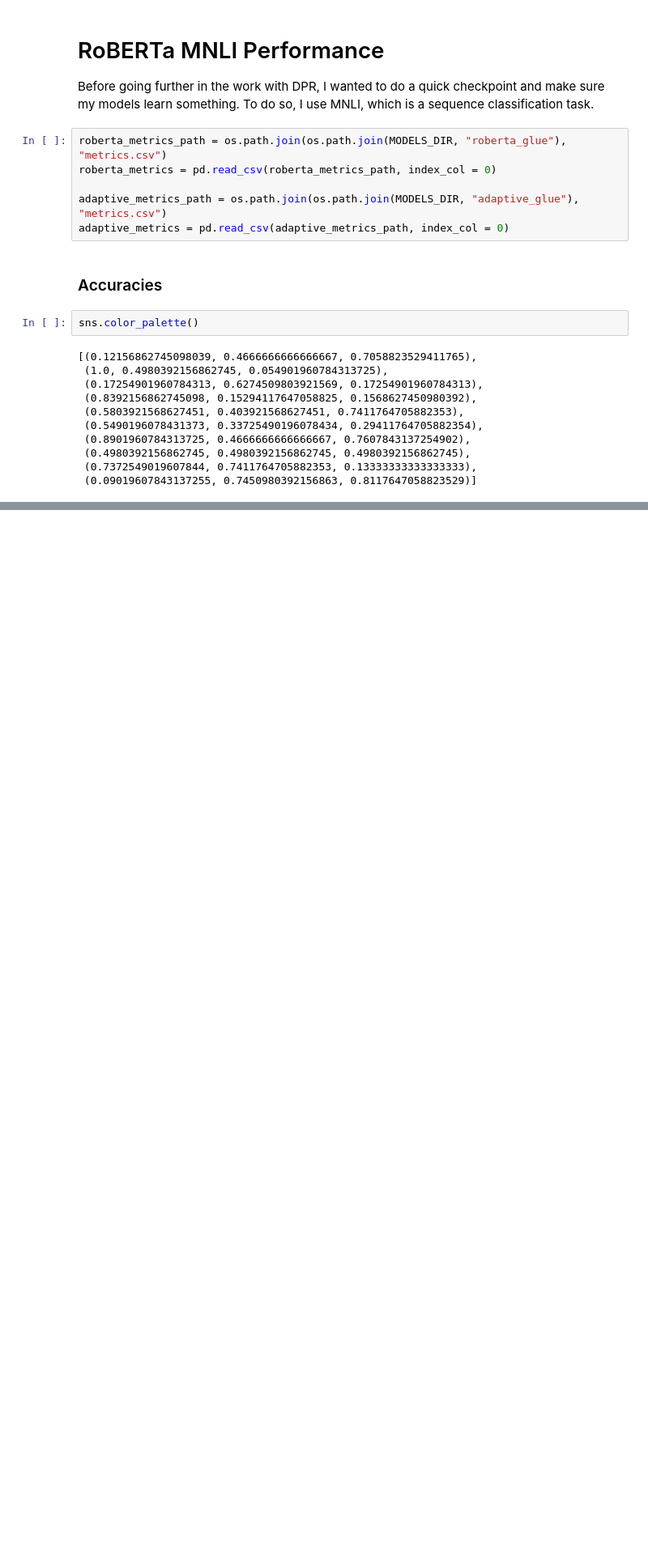
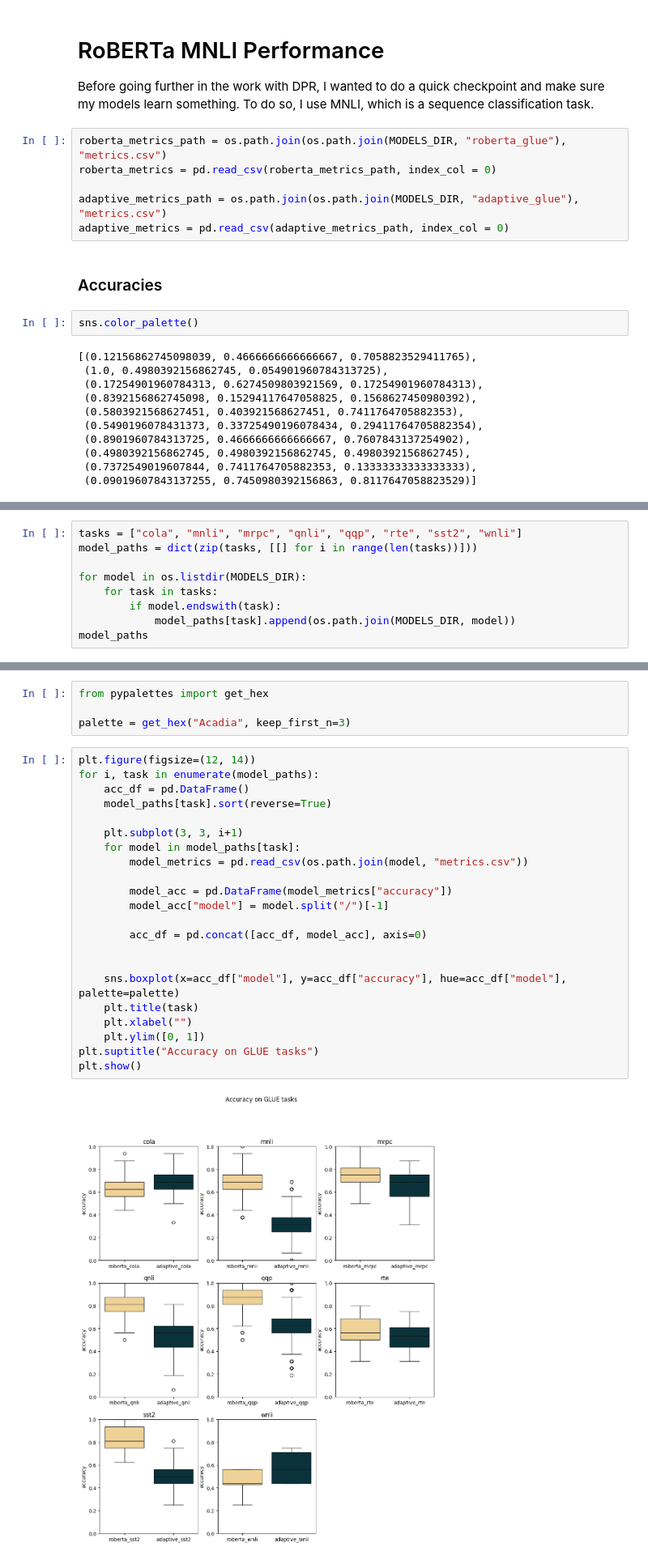
Before and after one commit to louisVincentPoellhuber/benchmarkIR, a Jupyter notebook: src/visualisation.ipynb, the cells around one changed output, grey strips where cells are left out. Shown at 81% size. Cells and saved outputs as stored; diff of their text form; blank space fills up the shorter version.

Commit message:
Evaluation on GLUE

```diff
--- a/src/visualisation.ipynb
+++ b/src/visualisation.ipynb
@@ -53,0 +58,9 @@ Passing `palette` without assigning `hue` is deprecated and will be removed in v
+# %%
+tasks = ["cola", "mnli", "mrpc", "qnli", "qqp", "rte", "sst2", "wnli"]
+model_paths = dict(zip(tasks, [[] for i in range(len(tasks))]))
+
+for model in os.listdir(MODELS_DIR):
+    for task in tasks:
+        if model.endswith(task):
+            model_paths[task].append(os.path.join(MODELS_DIR, model))
+model_paths
@@ -53,0 +84,28 @@ Passing `palette` without assigning `hue` is deprecated and will be removed in v
+# %%
+from pypalettes import get_hex
+
+palette = get_hex("Acadia", keep_first_n=3)
+# %%
+plt.figure(figsize=(12, 14))
+for i, task in enumerate(model_paths):
+    acc_df = pd.DataFrame()
+    model_paths[task].sort(reverse=True)
+
+    plt.subplot(3, 3, i+1)
+    for model in model_paths[task]:
+        model_metrics = pd.read_csv(os.path.join(model, "metrics.csv"))
+
+        model_acc = pd.DataFrame(model_metrics["accuracy"])
+        model_acc["model"] = model.split("/")[-1]
+
+        acc_df = pd.concat([acc_df, model_acc], axis=0)
+
+
+    sns.boxplot(x=acc_df["model"], y=acc_df["accuracy"], hue=acc_df["model"], palette=palette)
+    plt.title(task)
+    plt.xlabel("")
+    plt.ylim([0, 1])
+plt.suptitle("Accuracy on GLUE tasks")
+plt.show()
+# %% [output]
+[figure, added]
```
Also changed, not shown: parts of 4 cells of this notebook, 26 other files.
